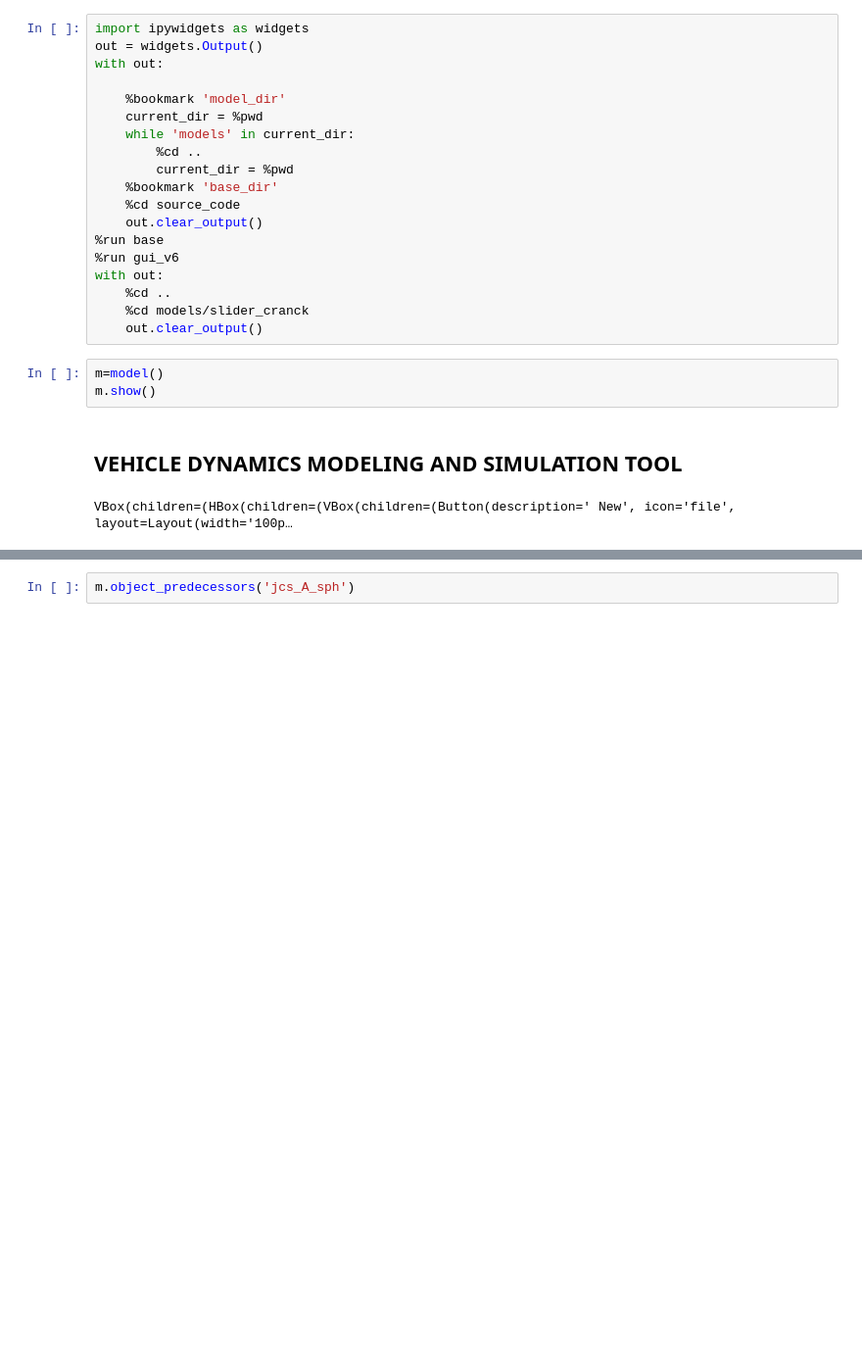
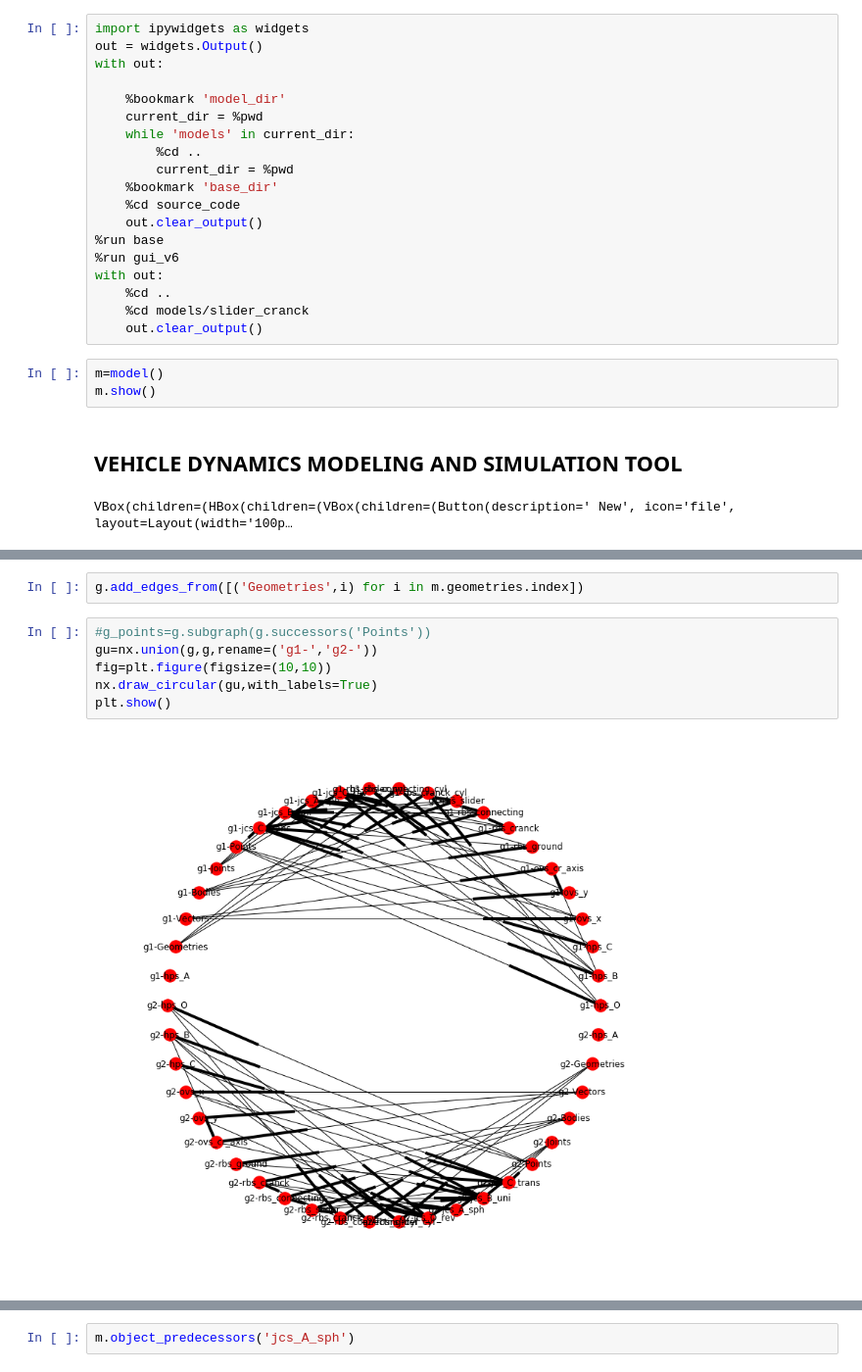
Before and after one commit to khaledghobashy/asurt_cdt, a Jupyter notebook: models/slider_cranck/slider_cranck.ipynb, the cells around one changed output, grey strips where cells are left out. Shown at 98% size. Saved outputs shown, nothing was run; the diff lists cells and outputs as text; blank space fills up the shorter version.

```diff
--- a/models/slider_cranck/slider_cranck.ipynb
+++ b/models/slider_cranck/slider_cranck.ipynb
@@ -31,0 +56,10 @@ m.show_data_flow()
+# %%
+g.add_edges_from([('Geometries',i) for i in m.geometries.index])
+# %%
+#g_points=g.subgraph(g.successors('Points'))
+gu=nx.union(g,g,rename=('g1-','g2-'))
+fig=plt.figure(figsize=(10,10))
+nx.draw_circular(gu,with_labels=True)
+plt.show()
+# %% [output]
+[figure, added]
```
Also changed, not shown: parts of 21 cells of this notebook, 7 other files.
